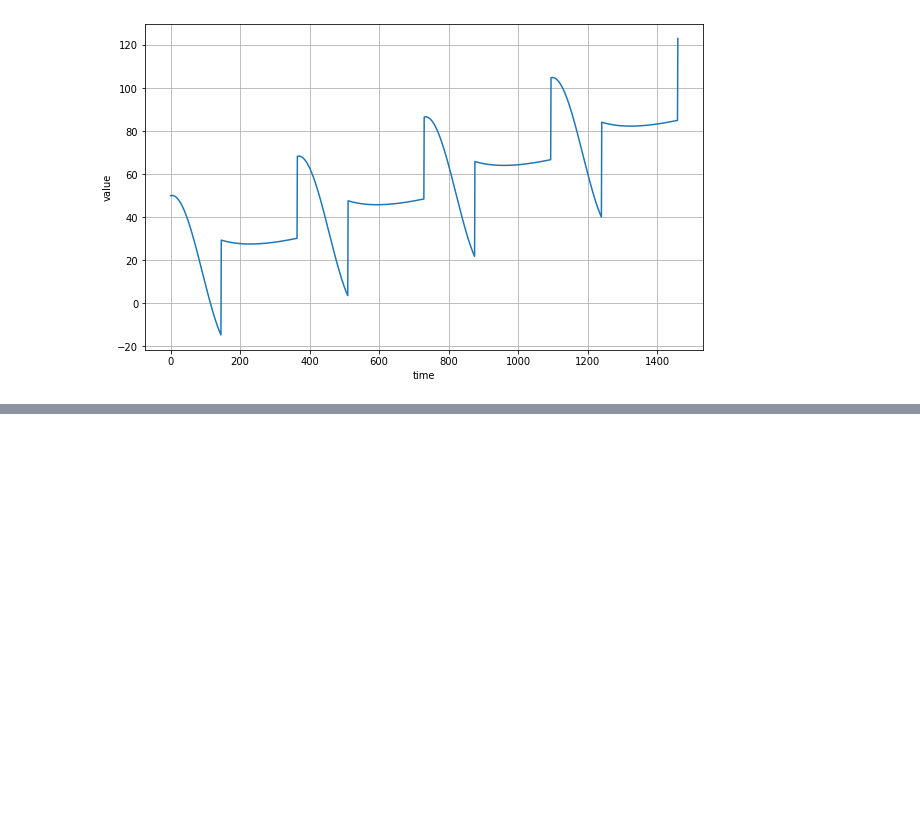
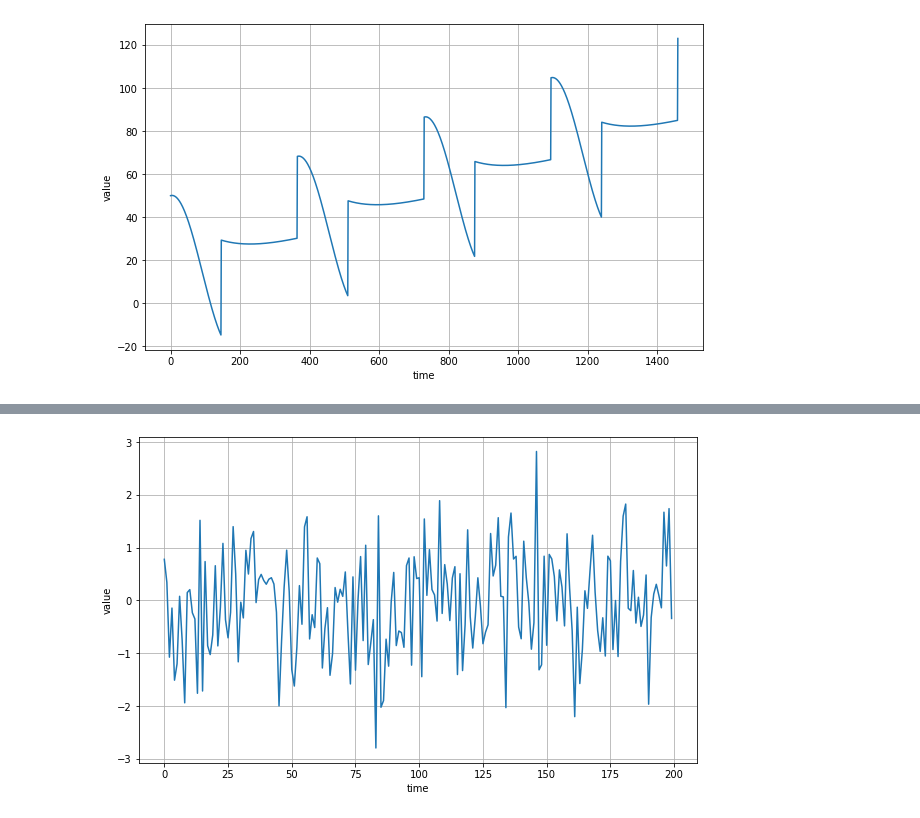
Before and after one commit to ankit-mishra/CodeColab, a Jupyter notebook: Introduction to Time Series.ipynb, the cells around one changed output, grey strips where cells are left out. Drawn from its saved outputs; the diff is of its cells as text; code cells hidden in the pictures; blank space fills up the shorter version.

```diff
--- a/Introduction to Time Series.ipynb
+++ b/Introduction to Time Series.ipynb
@@ -86,0 +93,5 @@ plt.show()
+# %%
+series = noise(time)
+plot_series(time[:200], series[:200])
+# %% [output]
+[figure, added]
```
Also changed, not shown: parts of 17 cells of this notebook.
